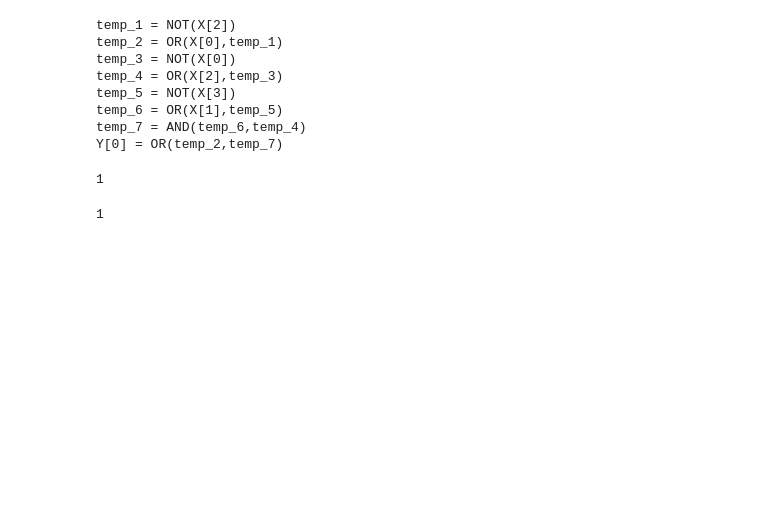
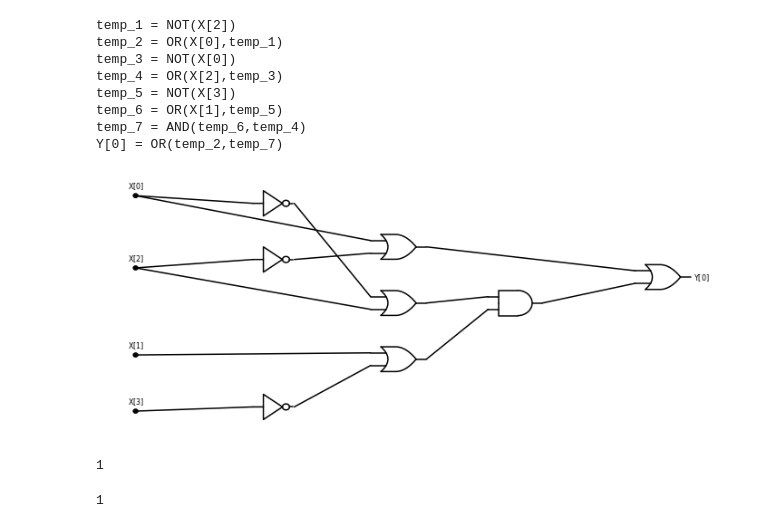
Before and after one commit to boazbk/tcscode, a Jupyter notebook: Chap_03_Computation.ipynb, the cells around one changed output. Cells and saved outputs as stored; diff of their text form; code cells hidden in the pictures; blank space fills up the shorter version.

```diff
--- a/Chap_03_Computation.ipynb
+++ b/Chap_03_Computation.ipynb
@@ -140,6 +134,11 @@ temp_5 = NOT(X[3])
 temp_6 = OR(X[1],temp_5)
 temp_7 = AND(temp_6,temp_4)
 Y[0] = OR(temp_2,temp_7)
+# %%
+C = prog2circuit(code)
+schemdraw(C)
+# %% [output]
+[figure, added]
 # %%
 BIG2([1,0,0,1])
 # %% [output]
```
Also changed, not shown: parts of 15 cells of this notebook, 7 other files.
